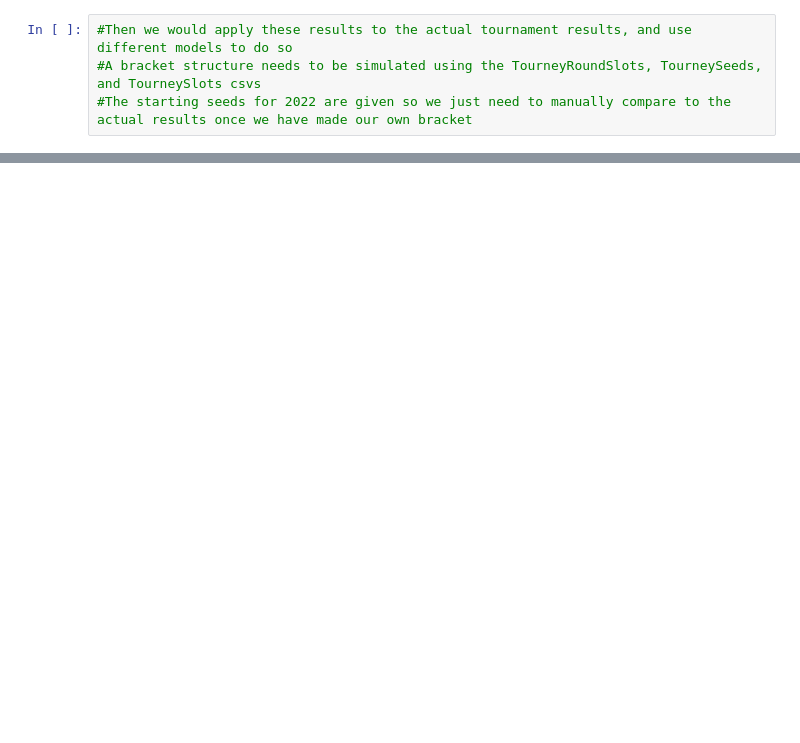
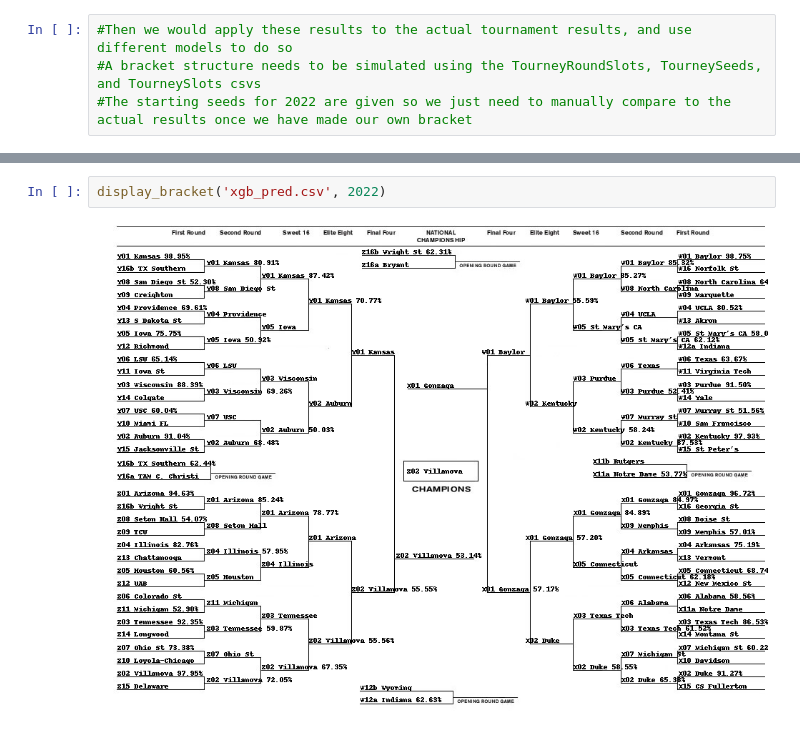
Before and after one commit to ngtaylor/EE461P-Final-Project, a Jupyter notebook: EE461P_Final_Project.ipynb, the cells around one changed output, grey strips where cells are left out. Saved outputs shown, nothing was run; the diff lists cells and outputs as text; blank space fills up the shorter version.

```diff
--- a/EE461P_Final_Project.ipynb
+++ b/EE461P_Final_Project.ipynb
@@ -448,0 +477,4 @@ display_bracket('rf_pred.csv')
+# %%
+display_bracket('xgb_pred.csv', 2022)
+# %% [output]
+[figure, added]
```
Also changed, not shown: parts of 33 cells of this notebook.
